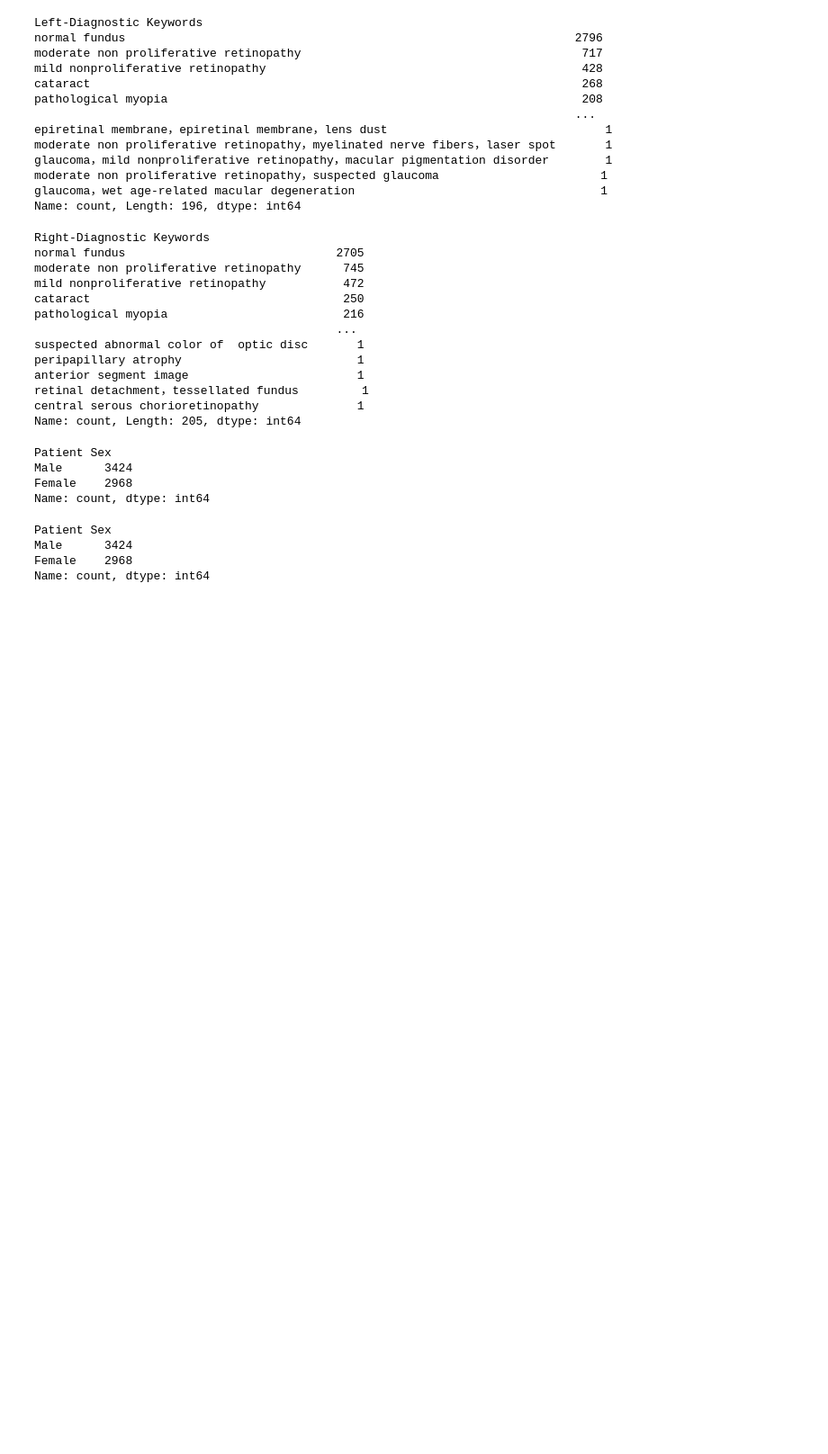
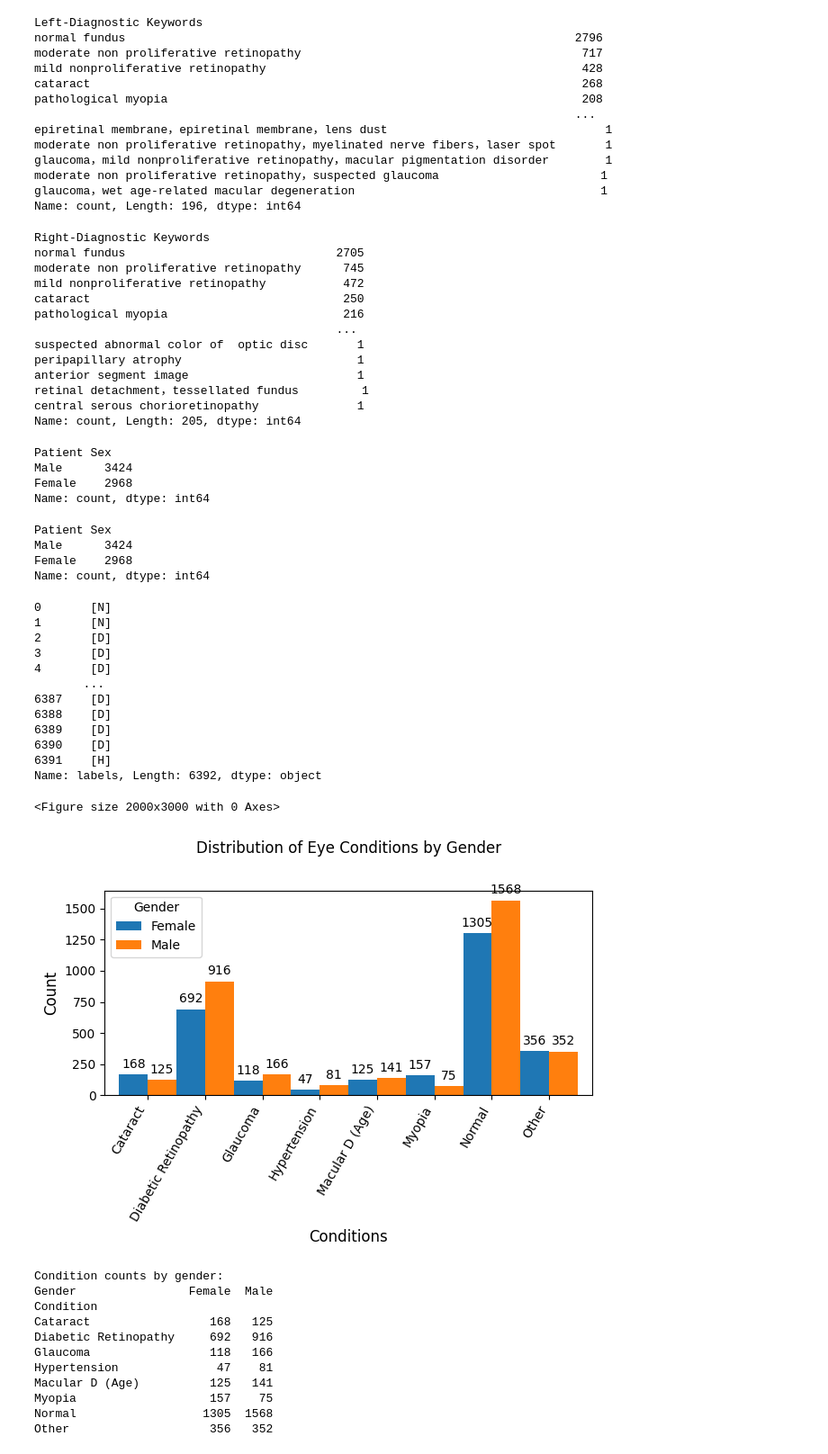
Before and after one commit to Arundhuti2000/ocular_eye_disease_detection, a Jupyter notebook: ocular_eye_detection.ipynb, the cells around one changed output. Shown at 90% size. Saved outputs shown, nothing was run; the diff lists cells and outputs as text; code cells hidden in the pictures; blank space fills up the shorter version.

```diff
--- a/ocular_eye_detection.ipynb
+++ b/ocular_eye_detection.ipynb
@@ -323,3 +323,78 @@ Patient Sex
 Male      3424
 Female    2968
 Name: count, dtype: int64
+# %%
+# Cell 1: Data preparation
+# Create a dictionary to map condition codes to full names
+condition_names = {
+    'N': 'Normal',
+    'D': 'Diabetic Retinopathy',
+    'G': 'Glaucoma',
+    'C': 'Cataract',
+    'A': 'Macular D (Age)',
+    'H': 'Hypertension',
+    'M': 'Myopia',
+    'O': 'Other'
+}
+
+# Convert string representation of list to actual list in 'labels' column
+labels_list = df['labels'].apply(eval)
+
+# Explode the labels and map to full names
+df_exploded = pd.DataFrame({
+    'Gender': df['Patient Sex'].repeat(labels_list.str.len()),
+    'Condition': [condition_names[item] for sublist in labels_list for item in sublist]
+})
+
+# Cell 2: Create the visualization
+plt.figure(figsize=(20, 30))
+
+# Count conditions by gender
+condition_counts = df_exploded.groupby(['Condition', 'Gender']).size().unstack()
+
+# Create the grouped bar plot
+ax = condition_counts.plot(kind='bar', width=1)
+
+# Customize the plot
+plt.title('Distribution of Eye Conditions by Gender', fontsize=12, pad=30)
+plt.xlabel('Conditions', fontsize=12)
+plt.ylabel('Count', fontsize=12)
+plt.legend(title='Gender')
+plt.xticks(rotation=60, ha='right')
+
+# Add value labels on top of each bar
+for container in ax.containers:
+    ax.bar_label(container, padding=3)
+
+plt.tight_layout()
+plt.show()
+
+# Cell 3: Print the actual counts
+print("\nCondition counts by gender:")
+print(condition_counts)
+# %% [output]
+0       [N]
+1       [N]
+2       [D]
+3       [D]
+4       [D]
+       ...
+6387    [D]
+6388    [D]
+6389    [D]
+6390    [D]
+6391    [H]
+Name: labels, Length: 6392, dtype: object
+<Figure size 2000x3000 with 0 Axes>
+[figure, added]
+Condition counts by gender:
+Gender                Female  Male
+Condition
+Cataract                 168   125
+Diabetic Retinopathy     692   916
+Glaucoma                 118   166
+Hypertension              47    81
+Macular D (Age)          125   141
+Myopia                   157    75
+Normal                  1305  1568
+Other                    356   352
```
Also changed, not shown: parts of 9 cells of this notebook, 1 other file.
